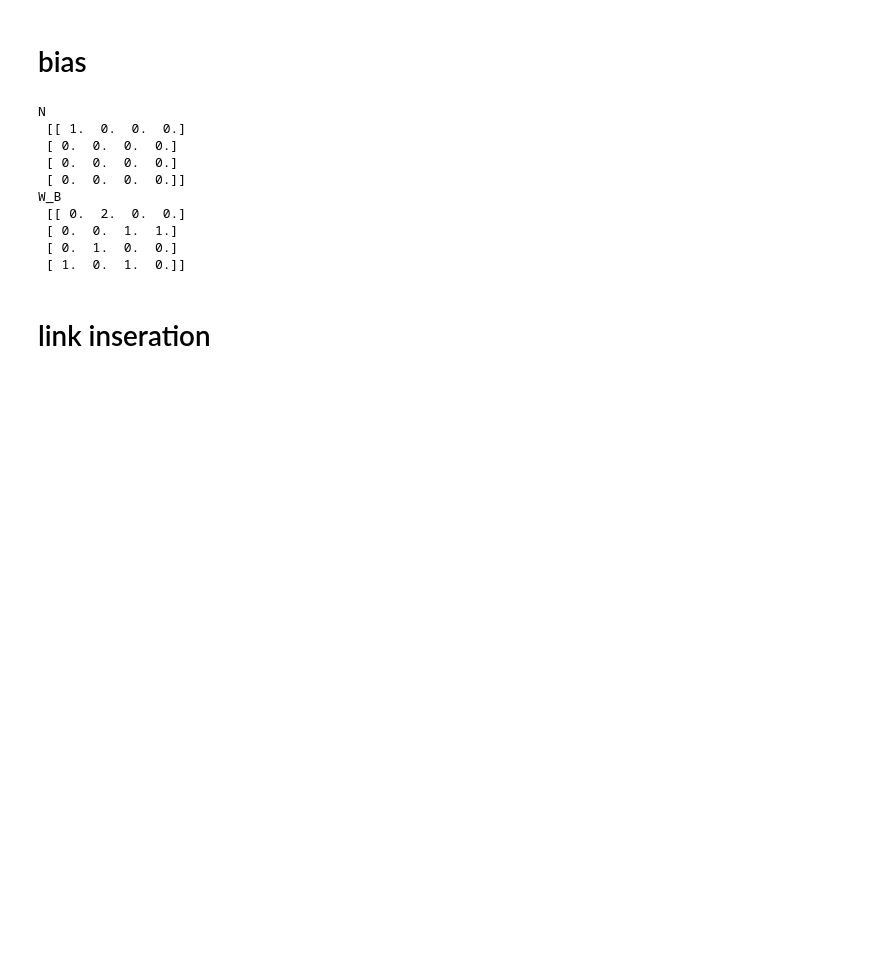
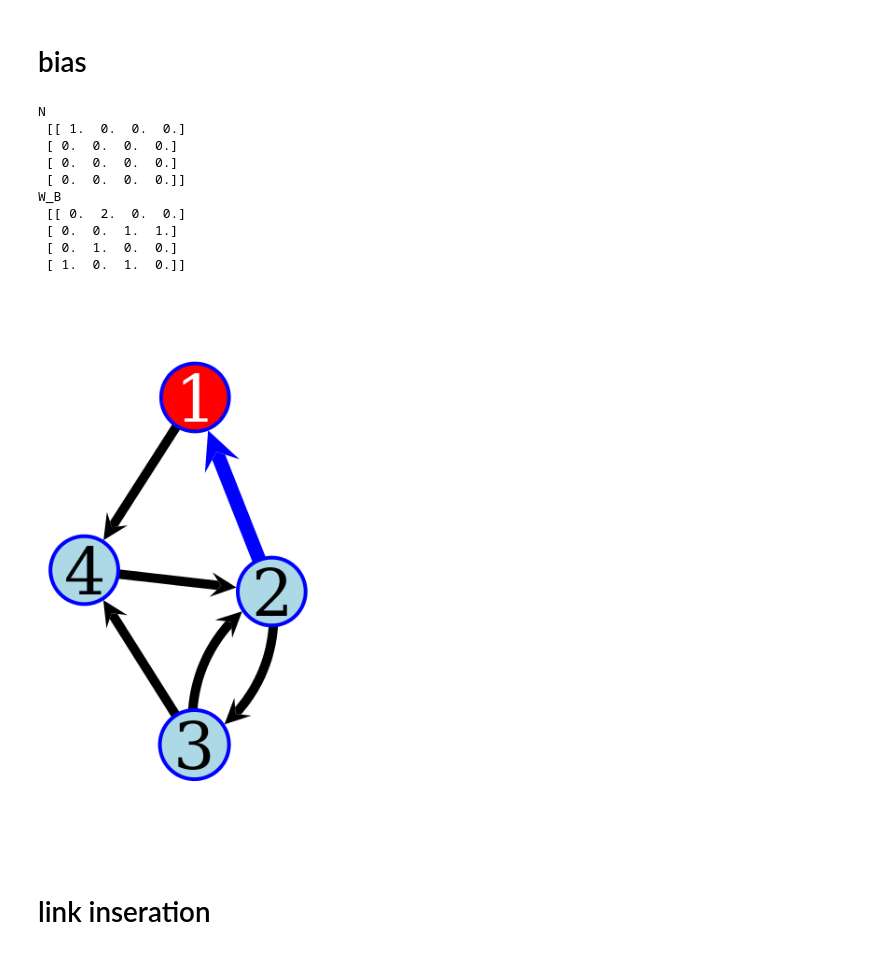
Before and after one commit to floriangeigl/RandomSurfers, a Jupyter notebook: bias_vs_link_insertion/edu_example.ipynb, the cells around one changed output. Cells and saved outputs as stored; diff of their text form; code cells hidden in the pictures; blank space fills up the shorter version.

```diff
--- a/bias_vs_link_insertion/edu_example.ipynb
+++ b/bias_vs_link_insertion/edu_example.ipynb
@@ -147,23 +177,38 @@ D
 \end{pmatrix}
 # %% [markdown]
 # bias
-# %%
-N = np.diag(t)
-print('N\n', N)
-
-W_B = A + N.dot(A)
-print('W_B\n', W_B)
-# %% [output]
-N
- [[ 1.  0.  0.  0.]
- [ 0.  0.  0.  0.]
- [ 0.  0.  0.  0.]
- [ 0.  0.  0.  0.]]
-W_B
- [[ 0.  2.  0.  0.]
- [ 0.  0.  1.  1.]
- [ 0.  1.  0.  0.]
- [ 1.  0.  1.  0.]]
+# %%
+N = np.diag(t)
+print('N\n', N)
+
+W_B = A + N.dot(A)
+print('W_B\n', W_B)
+
+for e in g.edges():
+    if int(e.target()) in target_nodes:
+        edge_width[e] *= 1.5
+        edge_color[e] = color_conv.to_rgba('blue')
+
+out_fn = 'toy_graph_b.pdf'
+graph_draw(g, vertex_text=label_names, vertex_font_size= 70, edge_color=edge_color, edge_pen_width=edge_width, vertex_pen_width=4, vertex_color='blue', vertex_fill_color=v_colors, pos=pos, output=out_fn, output_size=out_size)
+os.system('pdfcrop ' + out_fn + ' ' + out_fn)
+
+for e in g.edges():
+    if int(e.target()) in target_nodes:
+        edge_color[e] = def_e_color
+        edge_width[e] = def_e_width
+# %% [output]
+N
+ [[ 1.  0.  0.  0.]
+ [ 0.  0.  0.  0.]
+ [ 0.  0.  0.  0.]
+ [ 0.  0.  0.  0.]]
+W_B
+ [[ 0.  2.  0.  0.]
+ [ 0.  0.  1.  1.]
+ [ 0.  1.  0.  0.]
+ [ 1.  0.  1.  0.]]
+[figure, added]
 # %% [markdown]
 # link inseration
 # %%
```
Also changed, not shown: parts of 3 cells of this notebook, 10 other files.
